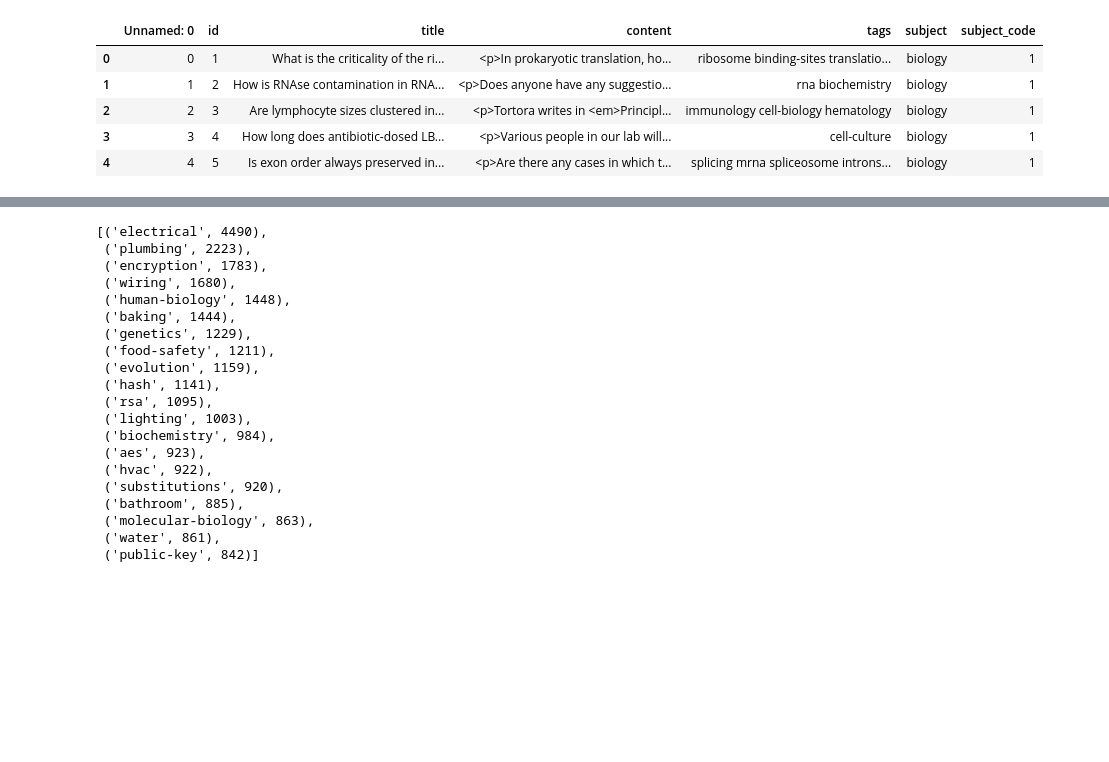
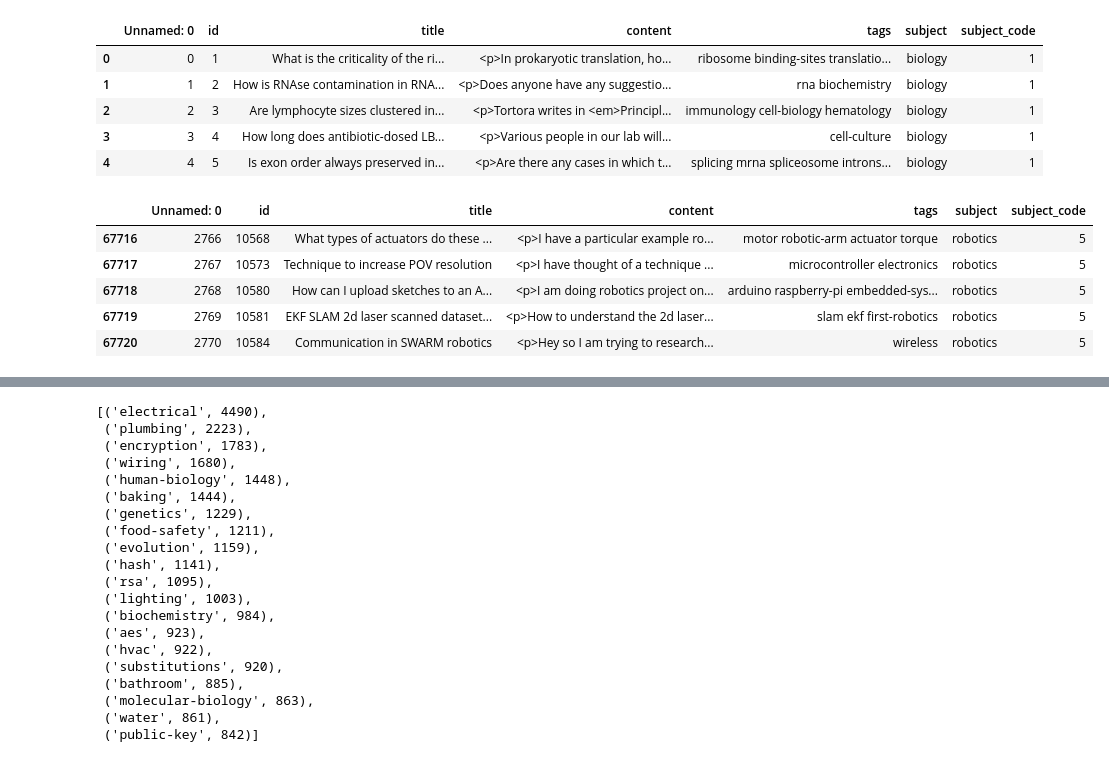
Before and after one commit to nfranchetti/stack-exchange-kaggle, a Jupyter notebook: tag_counting.ipynb, the cells around one changed output, grey strips where cells are left out. Drawn from its saved outputs; the diff is of its cells as text; code cells hidden in the pictures; blank space fills up the shorter version.

```diff
--- a/tag_counting.ipynb
+++ b/tag_counting.ipynb
@@ -25,6 +25,15 @@ df.head()
 | 2 | 2 | 3 | Are lymphocyte sizes clustered in... | <p>Tortora writes in <em>Principl... | immunology cell-biology hematology | biology | 1 |
 | 3 | 3 | 4 | How long does antibiotic-dosed LB... | <p>Various people in our lab will... | cell-culture | biology | 1 |
 | 4 | 4 | 5 | Is exon order always preserved in... | <p>Are there any cases in which t... | splicing mrna spliceosome introns... | biology | 1 |
+# %%
+df.tail()
+# %% [output]
+|  | Unnamed: 0 | id | title | content | tags | subject | subject_code |
+| 67716 | 2766 | 10568 | What types of actuators do these ... | <p>I have a particular example ro... | motor robotic-arm actuator torque | robotics | 5 |
+| 67717 | 2767 | 10573 | Technique to increase POV resolution | <p>I have thought of a technique ... | microcontroller electronics | robotics | 5 |
+| 67718 | 2768 | 10580 | How can I upload sketches to an A... | <p>I am doing robotics project on... | arduino raspberry-pi embedded-sys... | robotics | 5 |
+| 67719 | 2769 | 10581 | EKF SLAM 2d laser scanned dataset... | <p>How to understand the 2d laser... | slam ekf first-robotics | robotics | 5 |
+| 67720 | 2770 | 10584 | Communication in SWARM robotics | <p>Hey so I am trying to research... | wireless | robotics | 5 |
 # %%
 bio.shape
 # %% [output]
```
Also changed, not shown: parts of 22 cells of this notebook.
